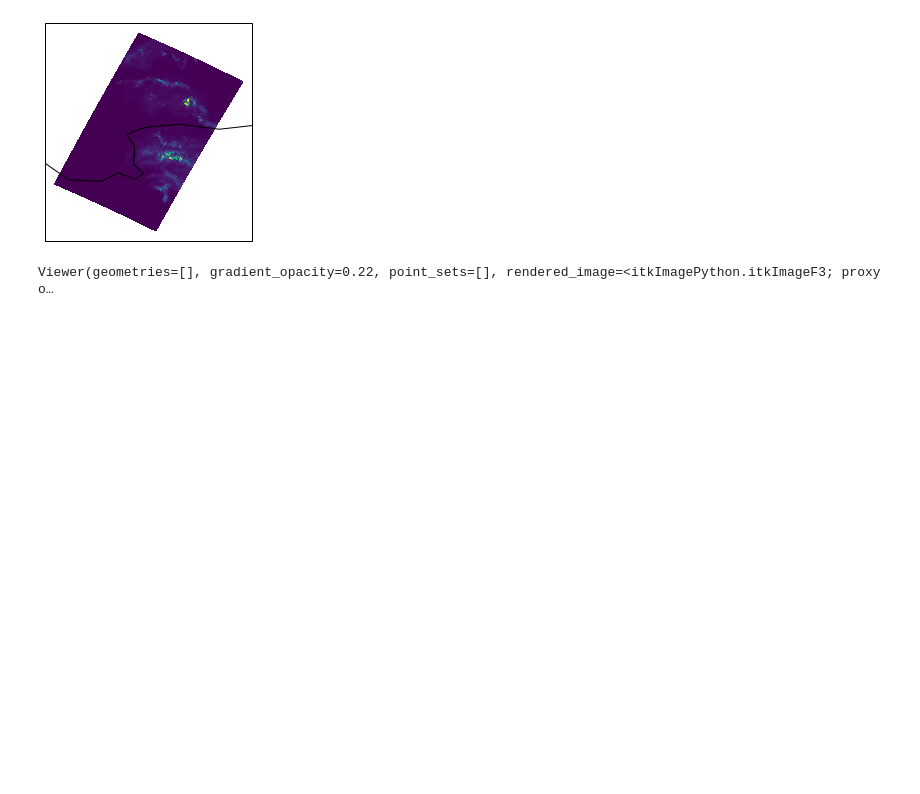
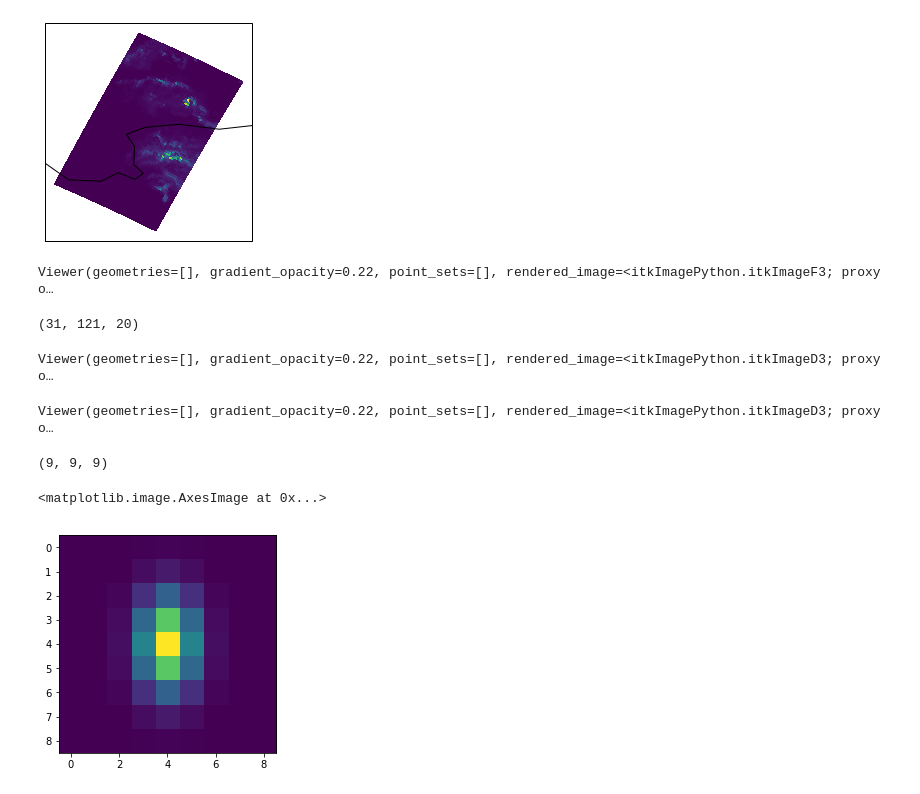
Before and after one commit to Arcane561/cloud_colocations, a Jupyter notebook: notebooks/data/gpm.ipynb, the cells around one changed output. Cells and saved outputs as stored; diff of their text form; code cells hidden in the pictures; blank space fills up the shorter version.

```diff
--- a/notebooks/data/gpm.ipynb
+++ b/notebooks/data/gpm.ipynb
@@ -127,0 +144,29 @@ Viewer(geometries=[], gradient_opacity=0.22, point_sets=[], rendered_image=<itkI
+# %%
+q.shape
+# %% [output]
+(31, 121, 20)
+# %%
+pwc = gpm.pwc_r[i_start : i_end, 100:, :]
+q = np.log10(np.maximum(pwc, 1e-10))
+view(q, shadow = False)
+# %% [output]
+Viewer(geometries=[], gradient_opacity=0.22, point_sets=[], rendered_image=<itkImagePython.itkImageD3; proxy o…
+# %%
+from itkwidgets import view
+import scipy as sp
+import scipy.signal
+import itkwidgets
+pwc_c = sp.signal.convolve(pwc, gpm.k3, "valid")
+q = np.log10(np.maximum(pwc, 1e-10))
+view(q, shadow = False)
+# %% [output]
+Viewer(geometries=[], gradient_opacity=0.22, point_sets=[], rendered_image=<itkImagePython.itkImageD3; proxy o…
+# %%
+gpm.k3.shape
+# %% [output]
+(9, 9, 9)
+# %%
+plt.imshow(GPM.kernel)
+# %% [output]
+<matplotlib.image.AxesImage at 0x...>
+[figure, added]
```
Also changed, not shown: parts of 6 cells of this notebook, 4 other files.
